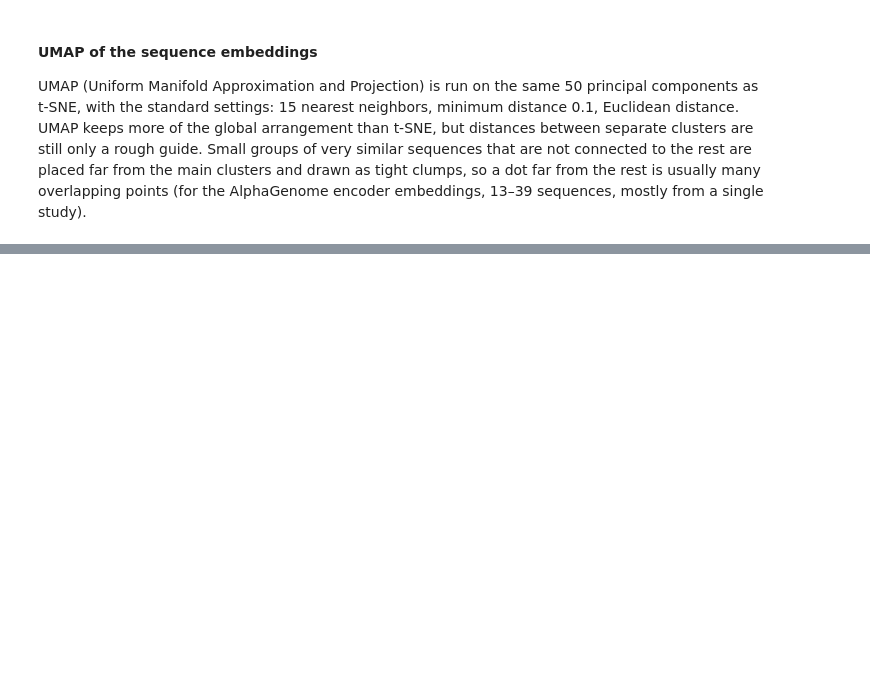
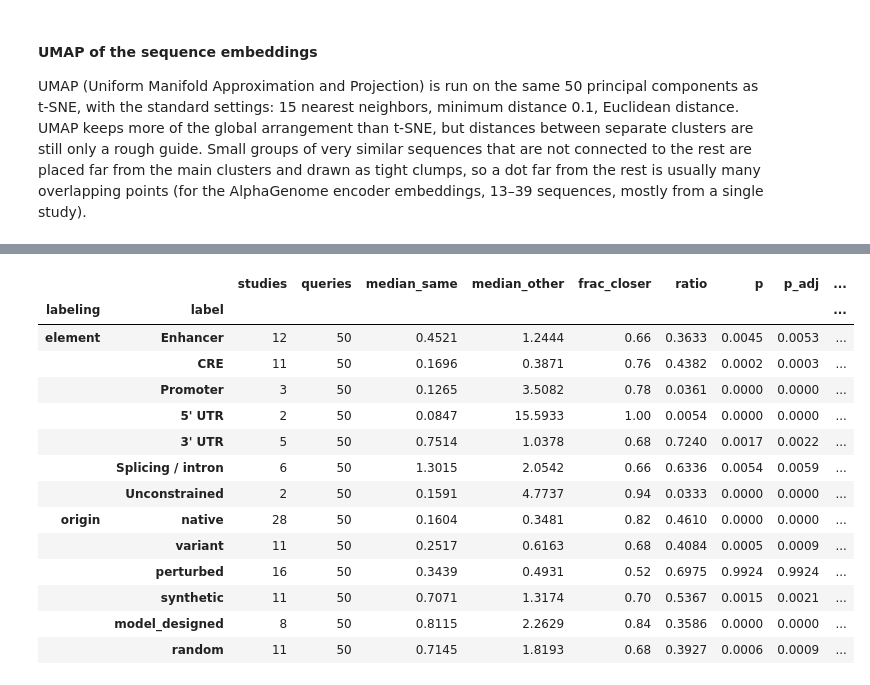
Before and after one commit to chikinalab/MPRACollection, a Jupyter notebook: figures/mpracollection_seqemb.ipynb, the cells around one changed output, grey strips where cells are left out. Drawn from its saved outputs; the diff is of its cells as text; code cells hidden in the pictures; blank space fills up the shorter version.

```diff
--- a/figures/mpracollection_seqemb.ipynb
+++ b/figures/mpracollection_seqemb.ipynb
@@ -355,0 +482,40 @@ plot_2d("umap");
+# %%
+from scipy.stats import wilcoxon
+
+
+def benjamini_hochberg(p):
+    """Benjamini-Hochberg adjusted p-values (false discovery rate)."""
+    p = np.asarray(p, dtype=float)
+    order = np.argsort(p)
+    ranked = p[order] * len(p) / np.arange(1, len(p) + 1)
+    adjusted = np.empty_like(p)
+    adjusted[order] = np.minimum(1, np.minimum.accumulate(ranked[::-1])[::-1])
+    return adjusted
+
+
+def significance(p_adj):
+    return "***" if p_adj < 0.001 else "**" if p_adj < 0.01 else "*" if p_adj < 0.05 else "n.s."
+
+
+# Wilcoxon signed-rank test (two-sided) on the paired values of each box pair: for each query sequence, the distance to
+# same-label sequences and the distance to the control set of different-label sequences
+summary["p"] = knn.groupby(["labeling", "label"], sort=False).apply(lambda g: wilcoxon(g["same"], g["other"]).pvalue)
+summary["p_adj"] = benjamini_hochberg(summary["p"])
+summary["significance"] = summary["p_adj"].map(significance)
+display(summary.round(4))
+# %% [output]
+|  |  | studies | queries | median_same | median_other | frac_closer | ratio | p | p_adj | ... |
+| labeling | label |  |  |  |  |  |  |  |  | ... |
+| element | Enhancer | 12 | 50 | 0.4521 | 1.2444 | 0.66 | 0.3633 | 0.0045 | 0.0053 | ... |
+|  | CRE | 11 | 50 | 0.1696 | 0.3871 | 0.76 | 0.4382 | 0.0002 | 0.0003 | ... |
+|  | Promoter | 3 | 50 | 0.1265 | 3.5082 | 0.78 | 0.0361 | 0.0000 | 0.0000 | ... |
+|  | 5' UTR | 2 | 50 | 0.0847 | 15.5933 | 1.00 | 0.0054 | 0.0000 | 0.0000 | ... |
+|  | 3' UTR | 5 | 50 | 0.7514 | 1.0378 | 0.68 | 0.7240 | 0.0017 | 0.0022 | ... |
+|  | Splicing / intron | 6 | 50 | 1.3015 | 2.0542 | 0.66 | 0.6336 | 0.0054 | 0.0059 | ... |
+|  | Unconstrained | 2 | 50 | 0.1591 | 4.7737 | 0.94 | 0.0333 | 0.0000 | 0.0000 | ... |
+| origin | native | 28 | 50 | 0.1604 | 0.3481 | 0.82 | 0.4610 | 0.0000 | 0.0000 | ... |
+|  | variant | 11 | 50 | 0.2517 | 0.6163 | 0.68 | 0.4084 | 0.0005 | 0.0009 | ... |
+|  | perturbed | 16 | 50 | 0.3439 | 0.4931 | 0.52 | 0.6975 | 0.9924 | 0.9924 | ... |
+|  | synthetic | 11 | 50 | 0.7071 | 1.3174 | 0.70 | 0.5367 | 0.0015 | 0.0021 | ... |
+|  | model_designed | 8 | 50 | 0.8115 | 2.2629 | 0.84 | 0.3586 | 0.0000 | 0.0000 | ... |
+|  | random | 11 | 50 | 0.7145 | 1.8193 | 0.68 | 0.3927 | 0.0006 | 0.0009 | ... |
```
Also changed, not shown: parts of 7 cells of this notebook, 11 other files.
